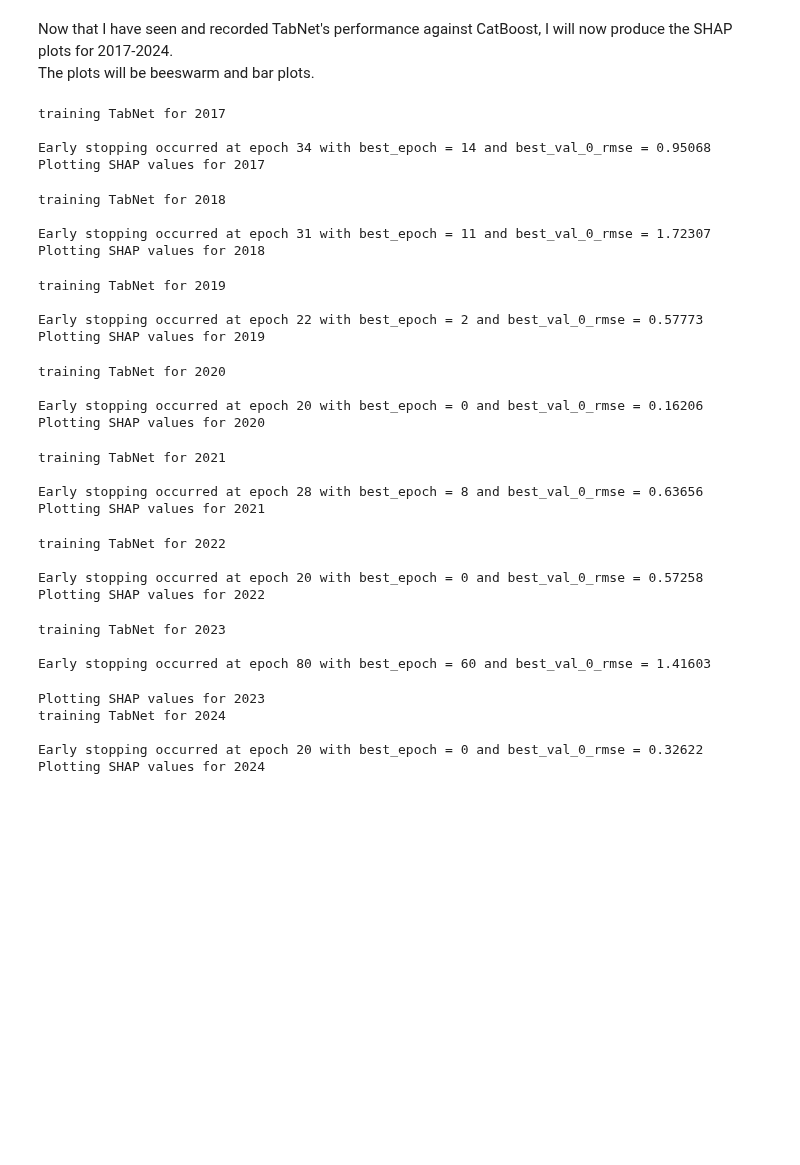
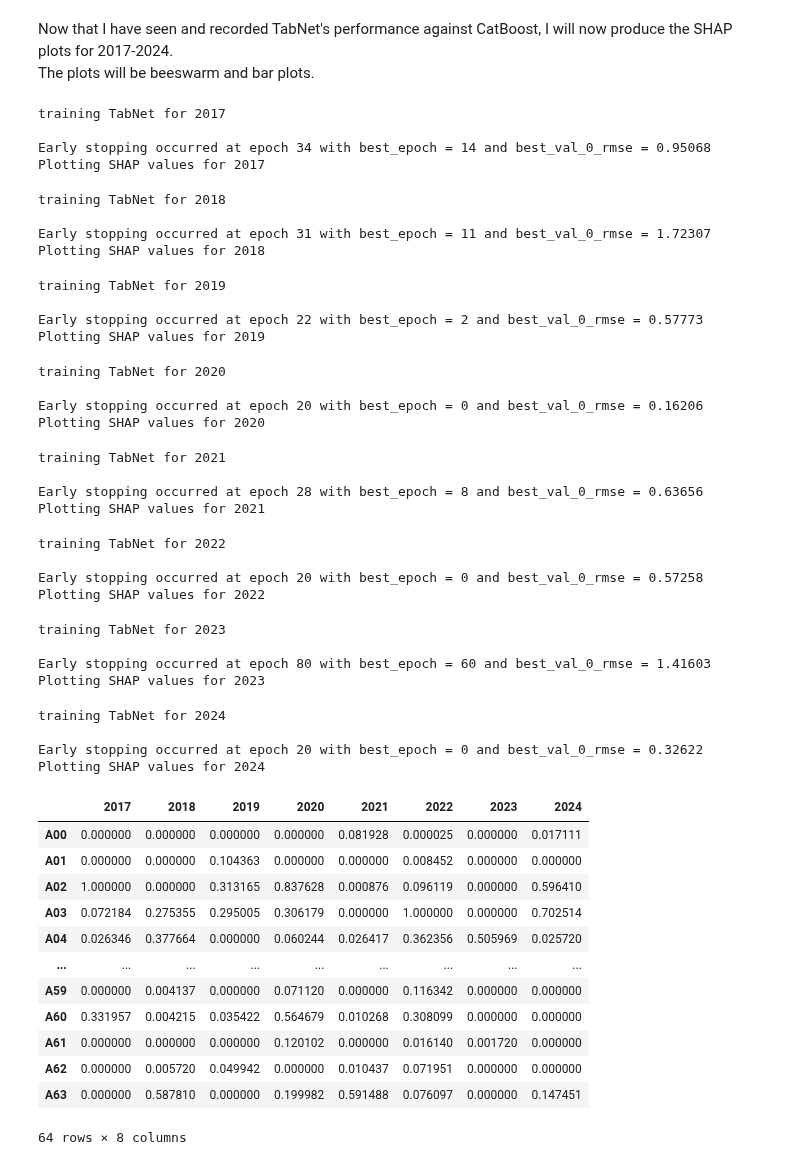
Before and after one commit to Amoreno73/wnv_embeddings, a Jupyter notebook: notebooks/shap-ranking.ipynb, the cells around one changed output. Saved outputs shown, nothing was run; the diff lists cells and outputs as text; code cells hidden in the pictures; blank space fills up the shorter version.

```diff
--- a/notebooks/shap-ranking.ipynb
+++ b/notebooks/shap-ranking.ipynb
@@ -237,7 +238,8 @@ Now that I have seen and recorded TabNet's performance against CatBoost, I will
 The plots will be beeswarm and  bar plots.
 # %%
 year = 2017
-# dfs_testing = [df_2017]
+dfs_testing = [df_2017,df_2018]
+df_save = pd.DataFrame() # empty df for now, will append series
 
 for df in dfs:
     print(f"training TabNet for {year}")
@@ -247,9 +249,16 @@ for df in dfs:
 
     X_train, X_test, y_train, y_test = train_test_split(X, Y, test_size=0.2, random_state=27)
 
+    # https://dreamquark-ai.github.io/tabnet/generated_docs/README.html
     model = TabNetRegressor(
-        n_d=8, n_a=8, n_steps=3,
-        gamma=1.5, lambda_sparse=1e-4,
+        # default 8, n_d = n_a recommended
+        n_d=8,
+        n_a=8,
+        # default = 3, good for smaller datasets
+        n_steps=3,
+        # feature reuse (1.0 to 2.0)
+        gamma=1.5,
+        lambda_sparse=1e-4,
         seed=27, verbose=0
     )
 
@@ -258,7 +267,9 @@ for df in dfs:
         y_train.values.reshape(-1, 1),
         eval_set=[(X_test.values, y_test.values.reshape(-1, 1))],
         eval_metric=['rmse'],
+        # default 200
         max_epochs=200,
+        # max num epochs without any change before early stoppage
         patience=20,
         batch_size=64,
         virtual_batch_size=32
@@ -268,7 +279,14 @@ for df in dfs:
     shap_values, masks = model.explain(X_test.values)
 
     mean_abs_shap = pd.Series(np.mean(np.abs(shap_values), axis=0), index=X_test.columns)
-    shap_normalized = mean_abs_shap / mean_abs_shap.sum()
+
+    # change 12/1/25 -> normalize on the max and not the sum (for bar plot)
+    # normalized values on the max will be used for the heatmap as well (see next section)
+
+    shap_normalized = mean_abs_shap / mean_abs_shap.max()
+
+    df_save[year] = shap_normalized
+
     # ignoring sorting for now
     # mean_abs_shap = mean_abs_shap.sort_values(ascending=False)
 
@@ -287,6 +305,7 @@ for df in dfs:
     # first plot -> beeswarm plot for all 64 features
     # note: beeswarm plots do not need normalization
     plt.title(f'TabNet SHAP Feature Importance - {df.columns[-1].replace("_", " ")}')
+    # this uses NOT normalized shap_values.
     shap_exp = shap.Explanation(values = shap_values, data = X_test.values, feature_names = X_test.columns)
     shap.plots.beeswarm(shap_exp, max_display=64, show=False)
     # plt.show()
@@ -333,8 +352,24 @@ Plotting SHAP values for 2022
 training TabNet for 2023
 
 Early stopping occurred at epoch 80 with best_epoch = 60 and best_val_0_rmse = 1.41603
+Plotting SHAP values for 2023
-Plotting SHAP values for 2023
 training TabNet for 2024
 
 Early stopping occurred at epoch 20 with best_epoch = 0 and best_val_0_rmse = 0.32622
 Plotting SHAP values for 2024
+# %%
+df_save
+# %% [output]
+|  | 2017 | 2018 | 2019 | 2020 | 2021 | 2022 | 2023 | 2024 |
+| A00 | 0.000000 | 0.000000 | 0.000000 | 0.000000 | 0.081928 | 0.000025 | 0.000000 | 0.017111 |
+| A01 | 0.000000 | 0.000000 | 0.104363 | 0.000000 | 0.000000 | 0.008452 | 0.000000 | 0.000000 |
+| A02 | 1.000000 | 0.000000 | 0.313165 | 0.837628 | 0.000876 | 0.096119 | 0.000000 | 0.596410 |
+| A03 | 0.072184 | 0.275355 | 0.295005 | 0.306179 | 0.000000 | 1.000000 | 0.000000 | 0.702514 |
+| A04 | 0.026346 | 0.377664 | 0.000000 | 0.060244 | 0.026417 | 0.362356 | 0.505969 | 0.025720 |
+| ... | ... | ... | ... | ... | ... | ... | ... | ... |
+| A59 | 0.000000 | 0.004137 | 0.000000 | 0.071120 | 0.000000 | 0.116342 | 0.000000 | 0.000000 |
+| A60 | 0.331957 | 0.004215 | 0.035422 | 0.564679 | 0.010268 | 0.308099 | 0.000000 | 0.000000 |
+| A61 | 0.000000 | 0.000000 | 0.000000 | 0.120102 | 0.000000 | 0.016140 | 0.001720 | 0.000000 |
+| A62 | 0.000000 | 0.005720 | 0.049942 | 0.000000 | 0.010437 | 0.071951 | 0.000000 | 0.000000 |
+| A63 | 0.000000 | 0.587810 | 0.000000 | 0.199982 | 0.591488 | 0.076097 | 0.000000 | 0.147451 |
+64 rows × 8 columns
```
Also changed, not shown: parts of 5 cells of this notebook, 16 other files.
